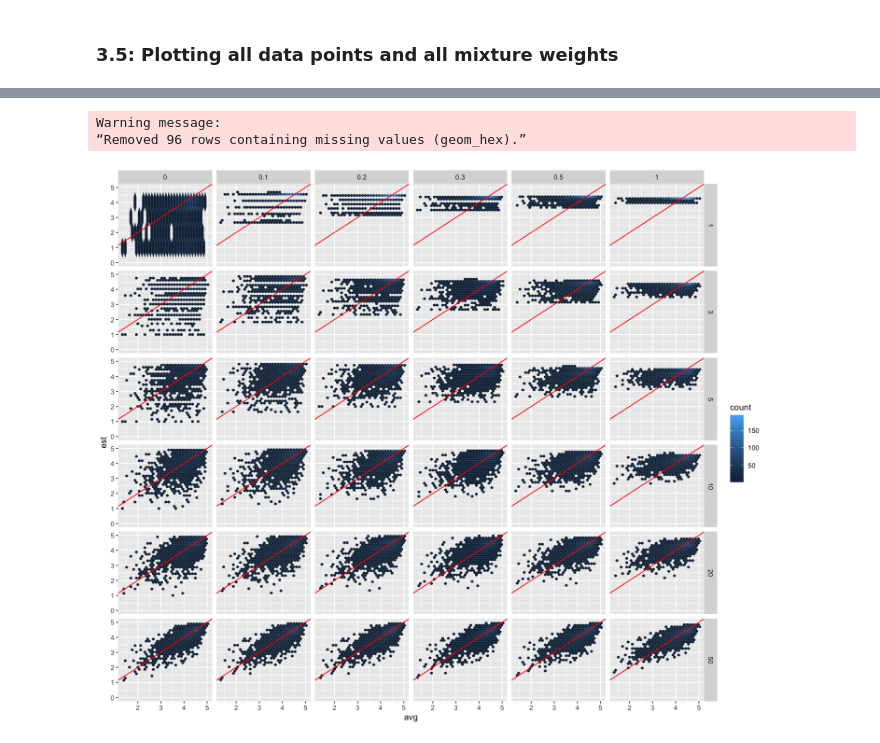
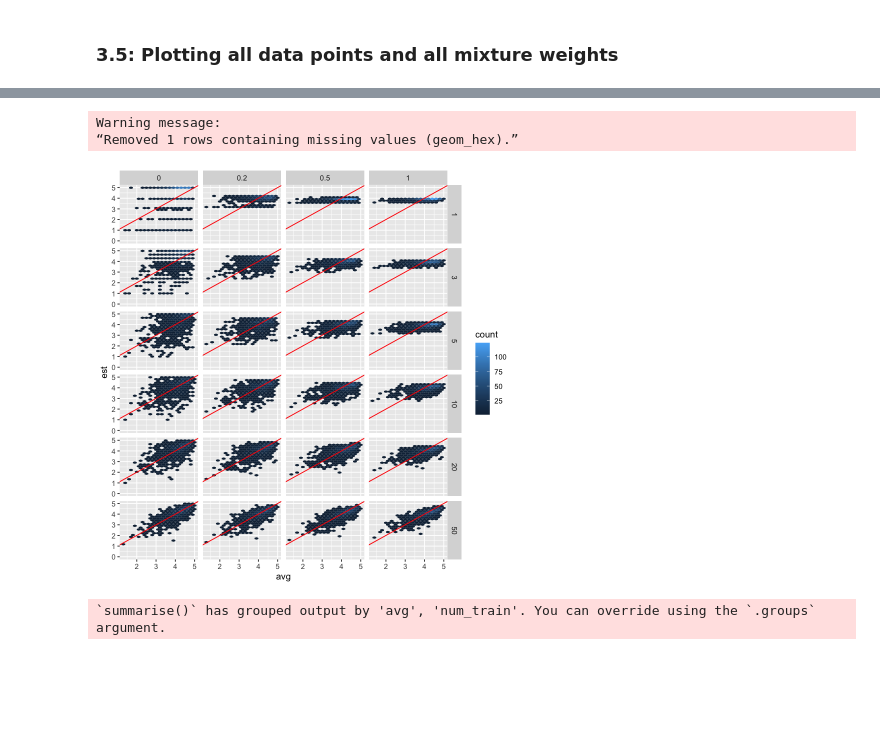
Before and after one commit to LEFTA98/empirical_bayes, a Jupyter notebook: eb_experiments_1.ipynb, the cells around one changed output, grey strips where cells are left out. Cells and saved outputs as stored; diff of their text form; code cells hidden in the pictures; blank space fills up the shorter version.

```diff
--- a/eb_experiments_1.ipynb
+++ b/eb_experiments_1.ipynb
@@ -607,5 +468,5 @@ The value that minimizes the maximum distance between a predicted distribution a
 # %%
-alphas_mix = 0.1 * alphas + (1 - 0.1)*c(0,0,0,0,0)
+alphas_mix = PRIOR_WEIGHT * alphas + (1 - PRIOR_WEIGHT)*c(0,0,0,0,0)
 # %%
 test_learn_agg <- dcast(setDT(df.test_final), item ~ rating, fun.aggregate = length)
 colnames(test_learn_agg) <- c('item', 'n1', 'n2', 'n3', 'n4', 'n5')
@@ -735,3 +609,5 @@ ggplot(avg_df) +
+# %%
+USE_VAL_SET = TRUE
 # %%
 set.seed(1729)
 
@@ -774,6 +650,8 @@ df.test_final_eval <- mutate(df.test_final_eval, avg = 1*n1 + 2*n2 + 3*n3 + 4*n4
 # %%
 # comment out this line if you want to use validation set instead of test set
 
-df.val_learn <- df.test_learn
-df.val_eval <- df.test_eval
-df.val_eval <- mutate(df.val_eval, avg = (n1 + 2*n2 + 3*n3 + 4*n4 + 5*n5)/(n1 + n2 + n3 + n4 + n5))
+if (!USE_VAL_SET) {
+    df.val_learn <- df.test_learn
+    df.val_eval <- df.test_eval
+    df.val_eval <- mutate(df.val_eval, avg = (n1 + 2*n2 + 3*n3 + 4*n4 + 5*n5)/(n1 + n2 + n3 + n4 + n5))
+}
@@ -782,7 +678,7 @@ items = unique(df.test_learn$item)
 
 weights = 0:10 / 10
 
-val_results_df <- data.frame(matrix(ncol=6,nrow=0))
+val_results_df <- data.frame(matrix(ncol=13,nrow=0))
 
 for (i in c(1:11)) {
 
@@ -805,18 +701,37 @@ for (i in c(1:11)) {
     colnames(df.test_learn_subset) <- c("item", "n1", "n2", "n3", "n4", "n5")
     df.test_learn_subset$n = df.test_learn_subset$"n1" + df.test_learn_subset$"n2" + df.test_learn_subset$"n3" + df.test_learn_subset$"n4" + df.test_learn_subset$"n5"
 
-    adj_alphas = weights[i] * alphas + (1 - weights[i]) * c(1,1,1,1,1)
+    if (MAP_EST) {
+        adj_alphas = weights[i] * alphas + (1 - weights[i]) * c(1,1,1,1,1)
+    } else {
+        adj_alphas = weights[i] * alphas + (1-weights[i]) * c(1e-5, 1e-5, 1e-5, 1e-5, 1e-5)
+    }
 
     df.test_learn_b <- mutate(df.test_learn_subset, item=item, b1 = n1 + adj_alphas[1], b2 = n2 + adj_alphas[2], b3 = n3 + adj_alphas[3],
              b4 = n4 + adj_alphas[4], b5 = n5 + adj_alphas[5], b = n + sum(adj_alphas))
-    df.test_learn_b <- transmute(df.test_learn_b, item=item, b1 = (b1-1) / (b-5), b2 = (b2-1) / (b-5), b3 = (b3-1) / (b-5), b4 = (b4-1) / (b-5), b5 = (b5-1) / (b-5))
+
+    # generating confidence interval endpoints, this may be very computationally intensive
+
+    ci_data <- tibble(select(df.test_learn_b, c(b1, b2, b3, b4, b5)), select(df.val_eval, c(n1, n2, n3, n4, n5)))
+    ci_data <- apply(ci_data, 1, ci_dirich)
+    ci_data <- t(ci_data)
+
+    if (MAP_EST) {
+        df.test_learn_b <- transmute(df.test_learn_b, item=item, b1 = (b1-1) / (b-5), b2 = (b2-1) / (b-5), b3 = (b3-1) / (b-5), b4 = (b4-1) / (b-5), b5 = (b5-1) / (b-5))
+    } else {
+        df.test_learn_b <- transmute(df.test_learn_b, item=item, b1 = b1 / b, b2 = b2 / b, b3 = b3 / b, b4 = b4 / b, b5 = b5 / b)
+    }
+
     df.test_learn_b <- transmute(df.test_learn_b, item=item, avg = (b1+b2*2+b3*3+b4*4+b5*5), b1 = b1, b2 = b2, b3 = b3, b4 = b4, b5 = b5)
 
     dists = rowSums((select(df.test_learn_b, c(b1,b2,b3,b4,b5)) - select(df.val_eval, c(n1,n2,n3,n4,n5)))^2)
 
     eb_est <- df.test_learn_b$avg
 
-    to_add = tibble(df.test_learn_b$item, df.val_eval$avg, dists, weights[i], k, eb_est)
+
+    to_add = tibble(df.test_learn_b$item, df.val_eval$avg, dists, weights[i], k, eb_est,
+                    ci_data[,1], ci_data[,2],
+                    df.test_learn_b$b1, df.test_learn_b$b2, df.test_learn_b$b3, df.test_learn_b$b4, df.test_learn_b$b5)
 
     val_results_df <- rbind(val_results_df, to_add)
 
@@ -824,6 +739,6 @@ for (i in c(1:11)) {
 
 }
 
-colnames(val_results_df) <- c('item', 'avg', 'distance', 'eta', 'num_train', 'est')
+colnames(val_results_df) <- c('item', 'avg', 'distance', 'eta', 'num_train', 'est', 'value_0.025', 'value_0.975', 'b1', 'b2', 'b3', 'b4', 'b5')
 head(val_results_df)
 # %% [output]
@@ -839,10 +754,10 @@ A tibble: 6 × 6
 # %%
-ggplot(filter(val_results_df, eta %in% c(0,0.1,0.2,0.3,0.5,1))) +
-    geom_hex(aes(x=avg, y=est)) +
+ggplot(filter(val_results_df, eta %in% c(0,0.2,0.5,1), num_train %in% c(1,3,5,10,20,50))) +
+    geom_hex(aes(x=avg, y=est), binwidth= c(0.2,0.2)) +
     geom_abline(color='red')+
     facet_grid(rows = vars(num_train), cols=vars(eta)) +
     scale_y_continuous(name="est", limits=c(0, 5))
 # %% [output]
 Warning message:
-“Removed 96 rows containing missing values (geom_hex).”
+“Removed 1 rows containing missing values (geom_hex).”
-[figure, old version]
+[figure, new version]
@@ -851 +764,7 @@ options(repr.plot.width=12, repr.plot.height=10)
+# %%
+grouped_val_results_df <- mutate(val_results_df, avg = round(avg,1)) %>%
+                          group_by(avg, num_train, eta) %>%
+                          summarize(est = mean(est), value_0.025 = mean(value_0.025), value_0.975 = mean(value_0.975))
+# %% [output]
+`summarise()` has grouped output by 'avg', 'num_train'. You can override using the `.groups` argument.
 # %%
```
Also changed, not shown: parts of 77 cells of this notebook, 1 other file.
